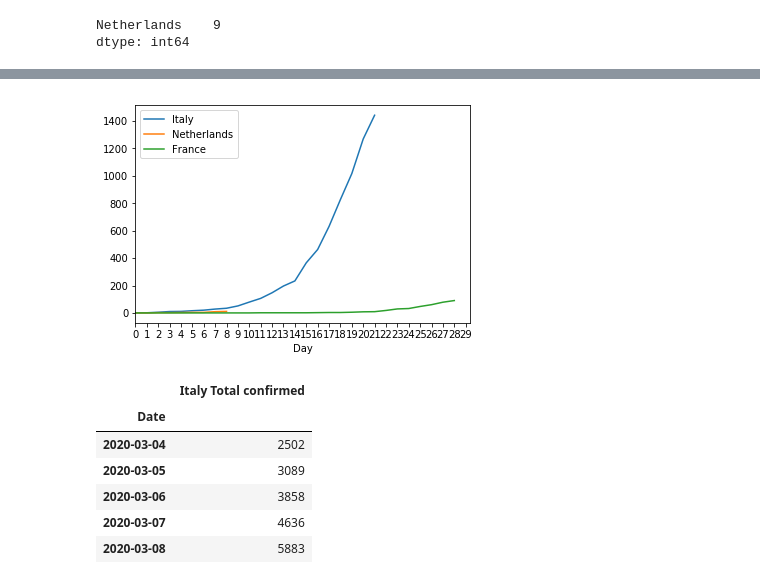
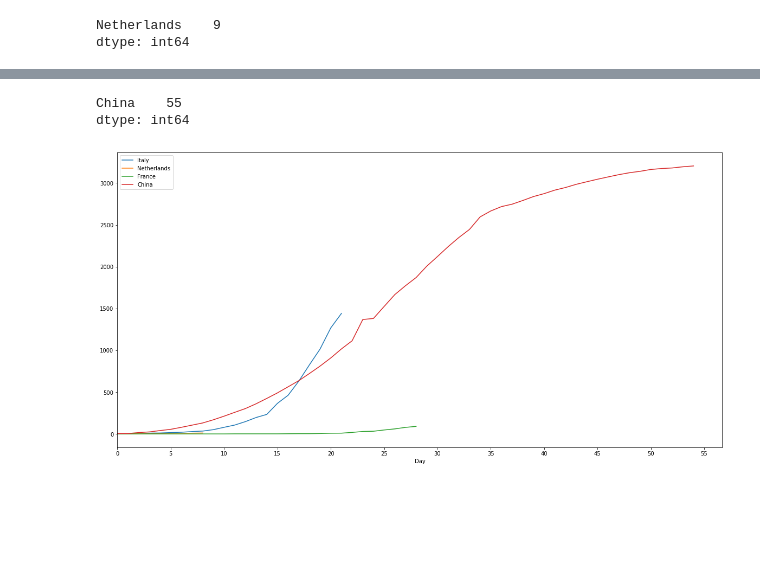
Before and after one commit to gcatanese/Corona-Virus-WHO-Data, a Jupyter notebook: jupyter/notebook1.ipynb, the cells around one changed output, grey strips where cells are left out. Drawn from its saved outputs; the diff is of its cells as text; code cells hidden in the pictures; blank space fills up the shorter version.

Commit message:
Plot data by day count

```diff
--- a/jupyter/notebook1.ipynb
+++ b/jupyter/notebook1.ipynb
@@ -83,31 +117,28 @@ fr_data
+# %%
+# CHI by day
+chi_data = df[['date', 'China']]
+chi_data_by_day = chi_data.pivot_table(index=['date'], values=['China'])
+chi_data_by_day.count()
+# %% [output]
+China    55
+dtype: int64
 # %%
 import matplotlib.dates as mdates
 from matplotlib.ticker import (MultipleLocator, FormatStrFormatter,
                                AutoMinorLocator)
 
 
-ax = it_data_by_day.plot()
+ax = it_data_by_day.plot(figsize=(20,10))
 nl_data_by_day.plot(ax=ax)
 fr_data_by_day.plot(ax=ax)
+chi_data_by_day.plot(ax=ax)
 
 ax.set_xlabel('Day')
 
-ax.xaxis.set_major_locator(MultipleLocator(1))
+ax.xaxis.set_major_locator(MultipleLocator(5))
 ax.xaxis.set_major_formatter(FormatStrFormatter('%d'))
 ax.set_xlim(left=0)
 
 plt.show()
 # %% [output]
-[figure, old version]
+[figure, new version]
-# %%
-it_data = data[data['Country']=='Italy'].rename(columns={"Total confirmed": "Italy Total confirmed"})
-it_data_by_day = it_data.pivot_table(index=['Date'], values=['Italy Total confirmed'])
-it_data_by_day.head()
-# %% [output]
-|  | Italy Total confirmed |
-| Date |  |
-| 2020-03-04 | 2502 |
-| 2020-03-05 | 3089 |
-| 2020-03-06 | 3858 |
-| 2020-03-07 | 4636 |
-| 2020-03-08 | 5883 |
```
Also changed, not shown: parts of 11 cells of this notebook.
